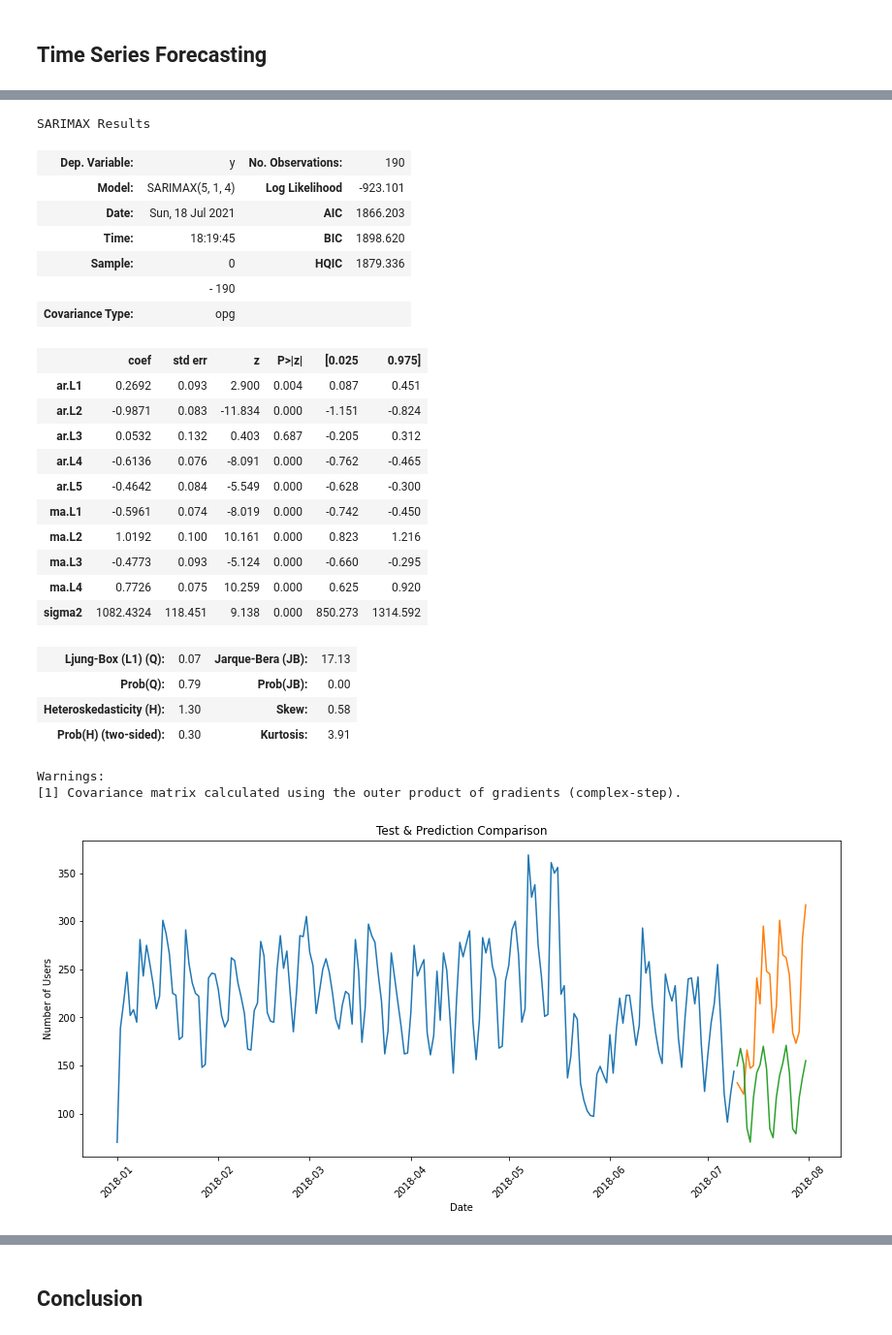
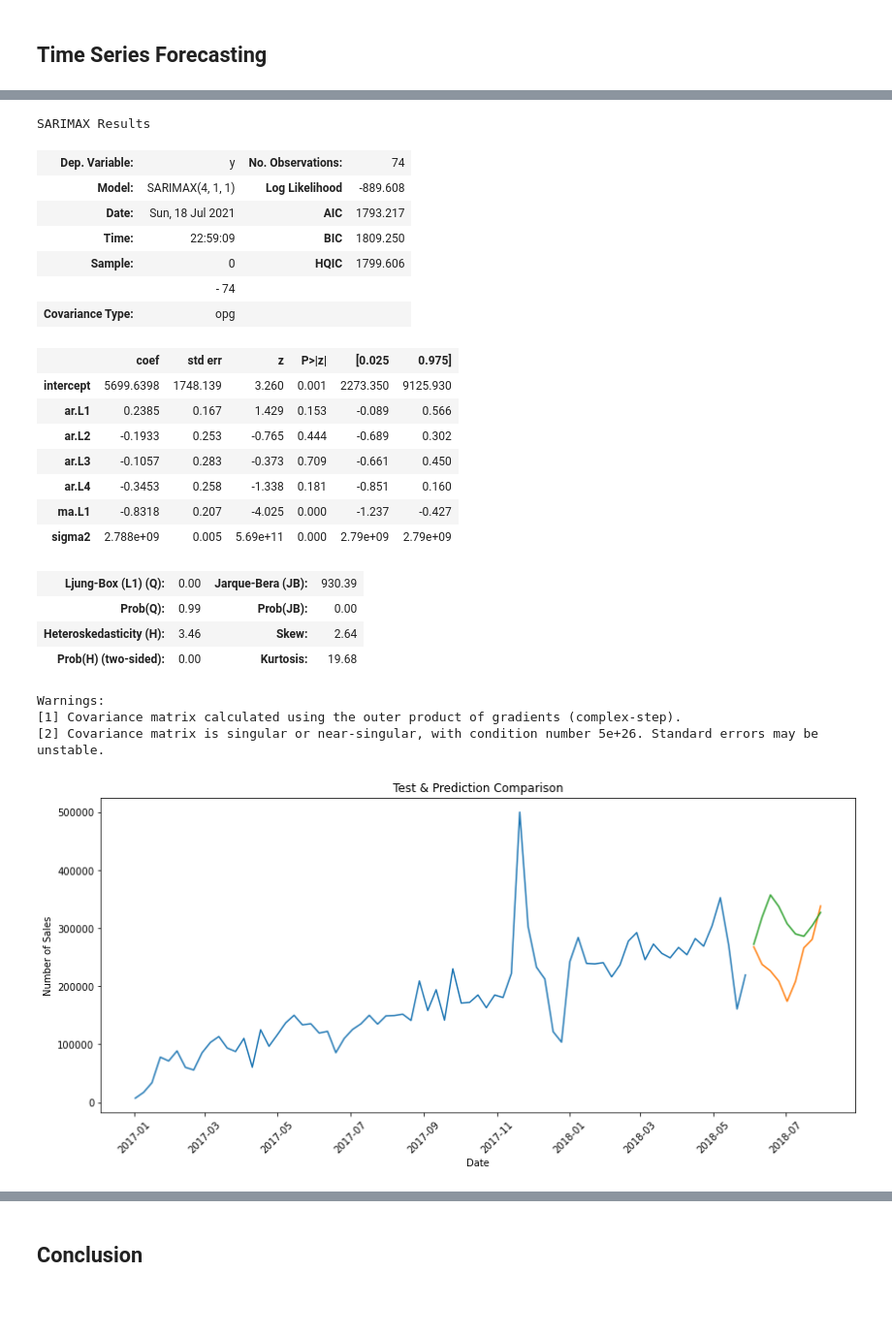
Before and after one commit to LeonidasY/master-ai-projects, a Jupyter notebook: ecommerce-analysis/ecommerce-analysis.ipynb, the cells around one changed output, grey strips where cells are left out. Shown: that part at 97% size. Drawn from its saved outputs; the diff is of its cells as text; code cells hidden in the pictures; blank space fills up the shorter version.

```diff
--- a/ecommerce-analysis/ecommerce-analysis.ipynb
+++ b/ecommerce-analysis/ecommerce-analysis.ipynb
@@ -265,6 +245,6 @@ daily_users['Users'] = group_df.values
 # %%
 # Keep rows starting from 2017 and ending in August, 2018
-daily_users = daily_users[(daily_users['Date'].dt.year >= 2018) & (daily_users['Date'].dt.month <= 7)]
-daily_users = daily_users.reset_index(drop=True)
-daily_users
+weekly_sales = weekly_sales[(weekly_sales['Date'].dt.year >= 2017) & (weekly_sales['Date'] <= '2018-07-30')]
+weekly_sales = weekly_sales.reset_index(drop=True)
+weekly_sales
 # %% [output]
@@ -295,16 +275,18 @@ plt.show()
 # %%
 # Split the dataset into train and test
-ratio = 0.9
-X = daily_users
-size = int(len(X) * ratio)
-train, test = X[0:size], X[size:len(X)]
+def train_test_split(data, ratio):
+    size = int(len(data) * ratio)
+    train, test = data[0:size], data[size:len(data)]
+    return train, test
+
+train, test = train_test_split(weekly_sales, 0.9)
 
 plt.figure(figsize=(14, 6))
-plt.plot(train['Date'], train['Users'])
-plt.plot(test['Date'], test['Users'])
+plt.plot(train['Date'], train['Sales'])
+plt.plot(test['Date'], test['Sales'])
 plt.xticks(rotation=45)
 plt.title('Train Test Split')
 plt.xlabel('Date')
-plt.ylabel('Number of Users')
+plt.ylabel('Number of Sales')
 plt.show()
 # %% [output]
@@ -312,48 +294,46 @@ plt.show()
 # %%
 # Fit and evaluate the best ARIMA model
-arima_model = auto_arima(train['Users'], seasonal=False, max_p=10)
+arima_model = auto_arima(train['Sales'], stepwise=False, parallel=True)
 arima_model.summary()
 # %% [output]
 SARIMAX Results
-| Dep. Variable: | y | No. Observations: | 190 |
-| Model: | SARIMAX(5, 1, 4) | Log Likelihood | -923.101 |
-| Date: | Sun, 18 Jul 2021 | AIC | 1866.203 |
-| Time: | 18:19:45 | BIC | 1898.620 |
-| Sample: | 0 | HQIC | 1879.336 |
-|  | - 190 |  |  |
+| Dep. Variable: | y | No. Observations: | 74 |
+| Model: | SARIMAX(4, 1, 1) | Log Likelihood | -889.608 |
+| Date: | Sun, 18 Jul 2021 | AIC | 1793.217 |
+| Time: | 22:59:09 | BIC | 1809.250 |
+| Sample: | 0 | HQIC | 1799.606 |
+|  | - 74 |  |  |
 | Covariance Type: | opg |  |  |
 |  | coef | std err | z | P>|z| | [0.025 | 0.975] |
-| ar.L1 | 0.2692 | 0.093 | 2.900 | 0.004 | 0.087 | 0.451 |
-| ar.L2 | -0.9871 | 0.083 | -11.834 | 0.000 | -1.151 | -0.824 |
-| ar.L3 | 0.0532 | 0.132 | 0.403 | 0.687 | -0.205 | 0.312 |
-| ar.L4 | -0.6136 | 0.076 | -8.091 | 0.000 | -0.762 | -0.465 |
-| ar.L5 | -0.4642 | 0.084 | -5.549 | 0.000 | -0.628 | -0.300 |
-| ma.L1 | -0.5961 | 0.074 | -8.019 | 0.000 | -0.742 | -0.450 |
-| ma.L2 | 1.0192 | 0.100 | 10.161 | 0.000 | 0.823 | 1.216 |
-| ma.L3 | -0.4773 | 0.093 | -5.124 | 0.000 | -0.660 | -0.295 |
-| ma.L4 | 0.7726 | 0.075 | 10.259 | 0.000 | 0.625 | 0.920 |
-| sigma2 | 1082.4324 | 118.451 | 9.138 | 0.000 | 850.273 | 1314.592 |
+| intercept | 5699.6398 | 1748.139 | 3.260 | 0.001 | 2273.350 | 9125.930 |
+| ar.L1 | 0.2385 | 0.167 | 1.429 | 0.153 | -0.089 | 0.566 |
+| ar.L2 | -0.1933 | 0.253 | -0.765 | 0.444 | -0.689 | 0.302 |
+| ar.L3 | -0.1057 | 0.283 | -0.373 | 0.709 | -0.661 | 0.450 |
+| ar.L4 | -0.3453 | 0.258 | -1.338 | 0.181 | -0.851 | 0.160 |
+| ma.L1 | -0.8318 | 0.207 | -4.025 | 0.000 | -1.237 | -0.427 |
+| sigma2 | 2.788e+09 | 0.005 | 5.69e+11 | 0.000 | 2.79e+09 | 2.79e+09 |
-| Ljung-Box (L1) (Q): | 0.07 | Jarque-Bera (JB): | 17.13 |
-| Prob(Q): | 0.79 | Prob(JB): | 0.00 |
-| Heteroskedasticity (H): | 1.30 | Skew: | 0.58 |
-| Prob(H) (two-sided): | 0.30 | Kurtosis: | 3.91 |
+| Ljung-Box (L1) (Q): | 0.00 | Jarque-Bera (JB): | 930.39 |
+| Prob(Q): | 0.99 | Prob(JB): | 0.00 |
+| Heteroskedasticity (H): | 3.46 | Skew: | 2.64 |
+| Prob(H) (two-sided): | 0.00 | Kurtosis: | 19.68 |
 Warnings:
 [1] Covariance matrix calculated using the outer product of gradients (complex-step).
+[2] Covariance matrix is singular or near-singular, with condition number 5e+26. Standard errors may be unstable.
 # %%
 # Predict and compare to the test set
 prediction = pd.DataFrame()
 prediction['Date'] = test['Date']
-prediction['Users'] = arima_model.predict(n_periods=len(test))
+prediction['Sales'] = arima_model.predict(n_periods=len(test))
 
 plt.figure(figsize=(14, 6))
-plt.plot(train['Date'], train['Users'])
-plt.plot(test['Date'], test['Users'])
-plt.plot(prediction['Date'], prediction['Users'])
+plt.plot(train['Date'], train['Sales'])
+plt.plot(test['Date'], test['Sales'])
+plt.plot(prediction['Date'], prediction['Sales'])
 plt.xticks(rotation=45)
 plt.title('Test & Prediction Comparison')
 plt.xlabel('Date')
-plt.ylabel('Number of Users')
+plt.ylabel('Number of Sales')
 plt.show()
 # %% [output]
-[figure, old version]
+[figure, new version]
 # %%
```
Also changed, not shown: parts of 13 cells of this notebook.
